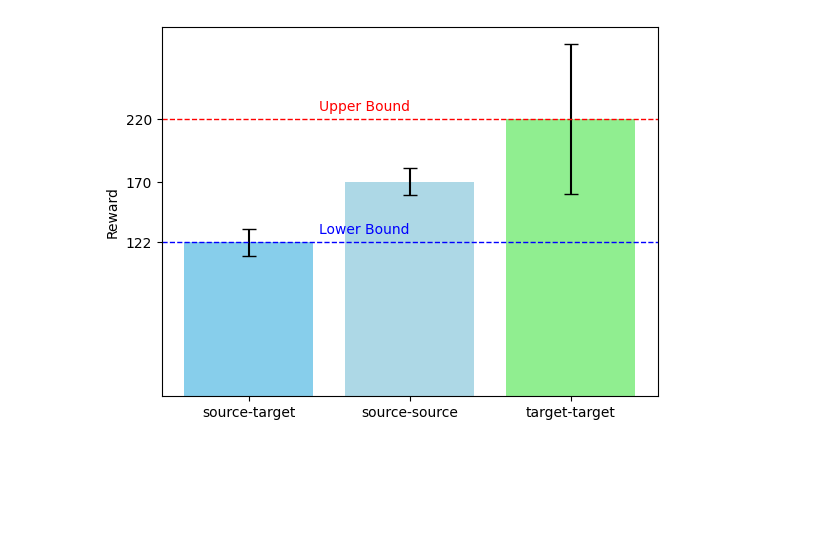
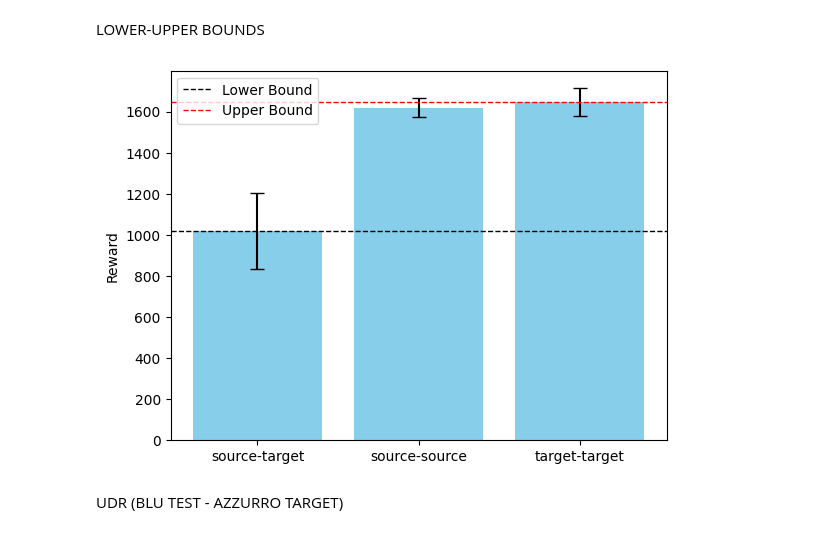
Before and after one commit to florentin1304/robotlearning_project, a Jupyter notebook: plots.ipynb, the cells around one changed output. Saved outputs shown, nothing was run; the diff lists cells and outputs as text; code cells hidden in the pictures; blank space fills up the shorter version.

```diff
--- a/plots.ipynb
+++ b/plots.ipynb
@@ -1,44 +1,48 @@
+# %% [markdown]
+LOWER-UPPER BOUNDS
 # %%
 import os
 import re
 import matplotlib.pyplot as plt
 import numpy as np
 
 test_log_dir = os.path.join(os.getcwd(), "test_logs")
 lower_bound = os.path.join(test_log_dir, "ppo_source_test_on_target.txt")
 upper_bound = os.path.join(test_log_dir, "ppo_target_test_on_target.txt")
 source_source = os.path.join(test_log_dir, "ppo_source_test_on_source.txt")
 file_paths = [lower_bound, source_source, upper_bound]
-test_mean_str = []
+test_mean = []
 test_var =  []
 
 
 for i in range(len(file_paths)):
     file = open(file_paths[i], 'r')
     content = file.read()
-    test_mean_str.append(re.search(r'\d+\.\d+', content.split("\n")[2]).group())
+    test_mean.append(re.search(r'\d+\.\d+', content.split("\n")[2]).group())
     test_var.append(re.search(r'\d+\.\d+', content.split("\n")[3]).group())
     file.close()
-test_mean = [float(x)/10 for x in test_mean_str]
-test_var = [float(x)/10 for x in test_var]
+
+test_mean = [float(x) for x in test_mean]
+test_var = [float(x) for x in test_var]
 h = len(test_mean)
 
 labels = ['source-target', 'source-source', 'target-target']
 LOWER_BOUND = test_mean[0]
 UPPER_BOUND = test_mean[2]
-plt.bar( range(h), test_mean, tick_label=labels, yerr=test_var, capsize=5, color=['skyblue', 'lightblue', 'lightgreen'])
-plt.axhline(y=LOWER_BOUND, color='blue', linestyle='--', linewidth=1)
-plt.text(1, LOWER_BOUND+1, 'Lower Bound', color='blue', fontsize=10, va='center', ha='right')
-plt.axhline(y=UPPER_BOUND, color='red', linestyle='--', linewidth=1)
-plt.text(1, UPPER_BOUND+1, 'Upper Bound', color='red', fontsize=10, va='center', ha='right')
+plt.bar( range(h), test_mean, tick_label=labels, yerr=test_var, capsize=5, color=['skyblue', 'skyblue', 'skyblue'])
+plt.axhline(y=LOWER_BOUND, color='black', linestyle='--', linewidth=1, label='Lower Bound')
+plt.axhline(y=UPPER_BOUND, color='red', linestyle='--', linewidth=1, label='Upper Bound')
 
 # plt.title('sim-to-real bounds')
 plt.ylabel('Reward')
-plt.yticks(test_mean, [f"{int(float(x))}" for x in test_mean_str])
+plt.yticks()
+plt.legend()
 
 plt.show()
 # %% [output]
-[figure, old version]
+[figure, new version]
+# %% [markdown]
+UDR (BLU TEST - AZZURRO TARGET)
 # %%
 import os
 import re
```
Also changed, not shown: parts of 8 cells of this notebook, 1 other file.
